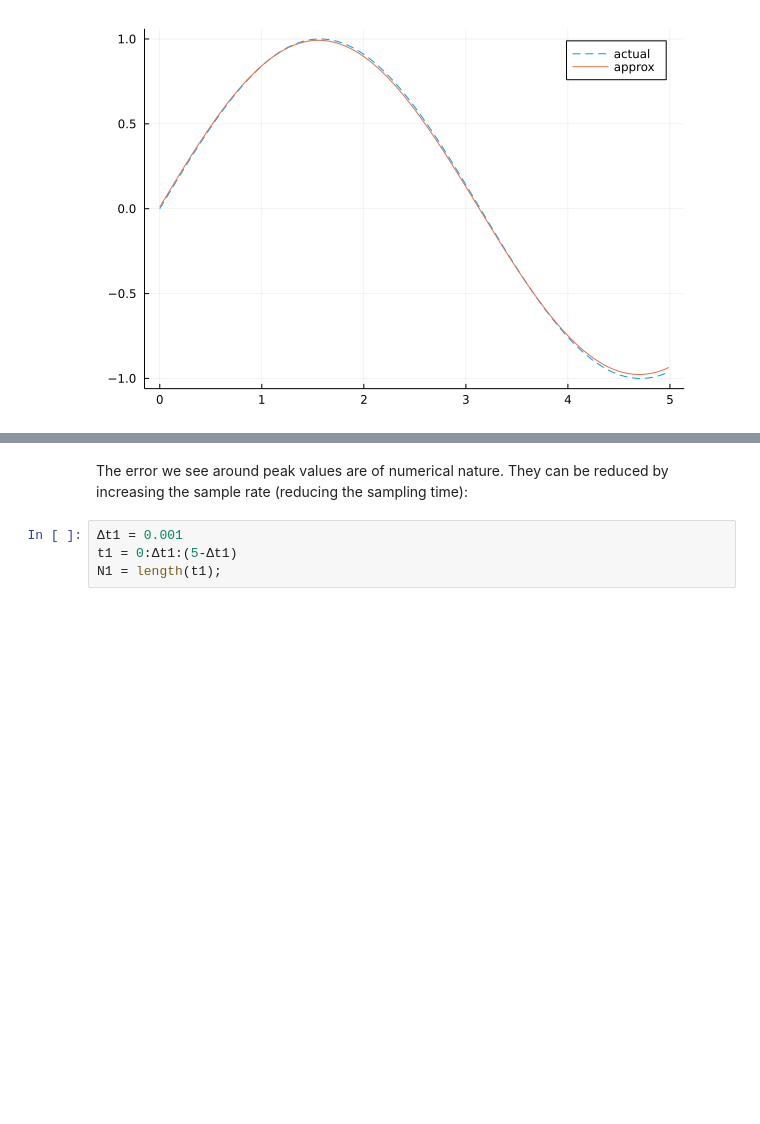
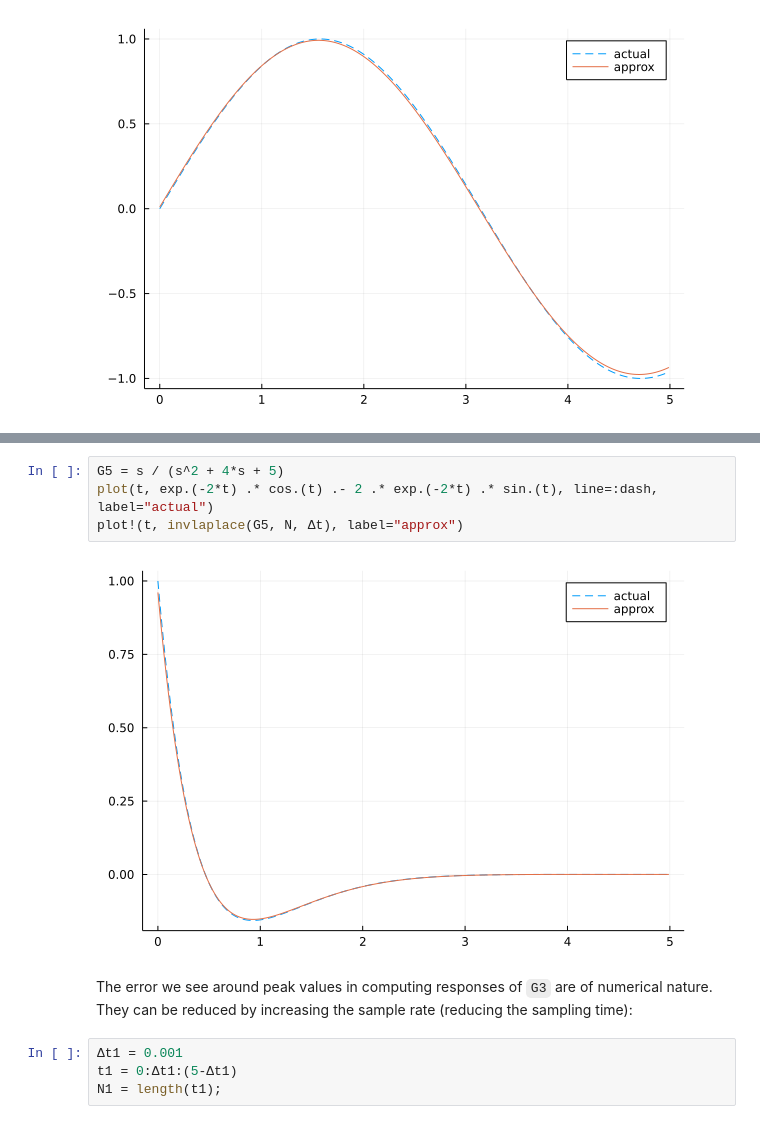
Before and after one commit to rapaja/Rome.jl, a Jupyter notebook: demos/Rational Linear Systems Demo.ipynb, the cells around one changed output, grey strips where cells are left out. Cells and saved outputs as stored; diff of their text form; blank space fills up the shorter version.

```diff
--- a/demos/Rational Linear Systems Demo.ipynb
+++ b/demos/Rational Linear Systems Demo.ipynb
@@ -63,5 +73,11 @@ plot!(t, invlaplace(G3, N, Δt), label="approx")
+# %%
+G5 = s / (s^2 + 4*s + 5)
+plot(t, exp.(-2*t) .* cos.(t) .- 2 .* exp.(-2*t) .* sin.(t), line=:dash, label="actual")
+plot!(t, invlaplace(G5, N, Δt), label="approx")
+# %% [output]
+[figure, added]
 # %% [markdown]
-The error we see around peak values are of numerical nature. They can be reduced by increasing the sample rate (reducing the sampling time):
+The error we see around peak values in computing responses of `G3` are of numerical nature. They can be reduced by increasing the sample rate (reducing the sampling time):
 # %%
 Δt1 = 0.001
 t1 = 0:Δt1:(5-Δt1)
```
Also changed, not shown: parts of 5 cells of this notebook.
